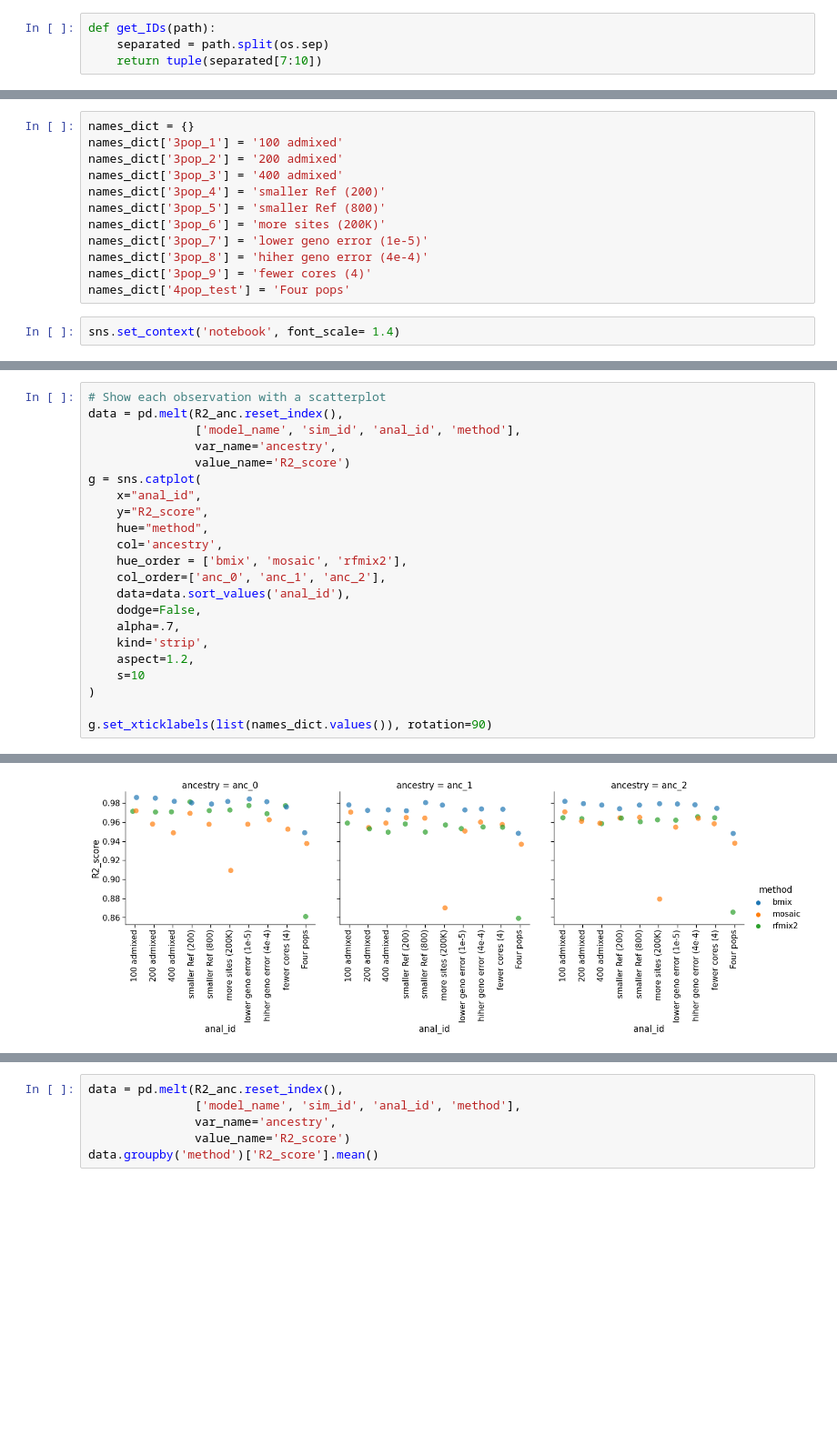
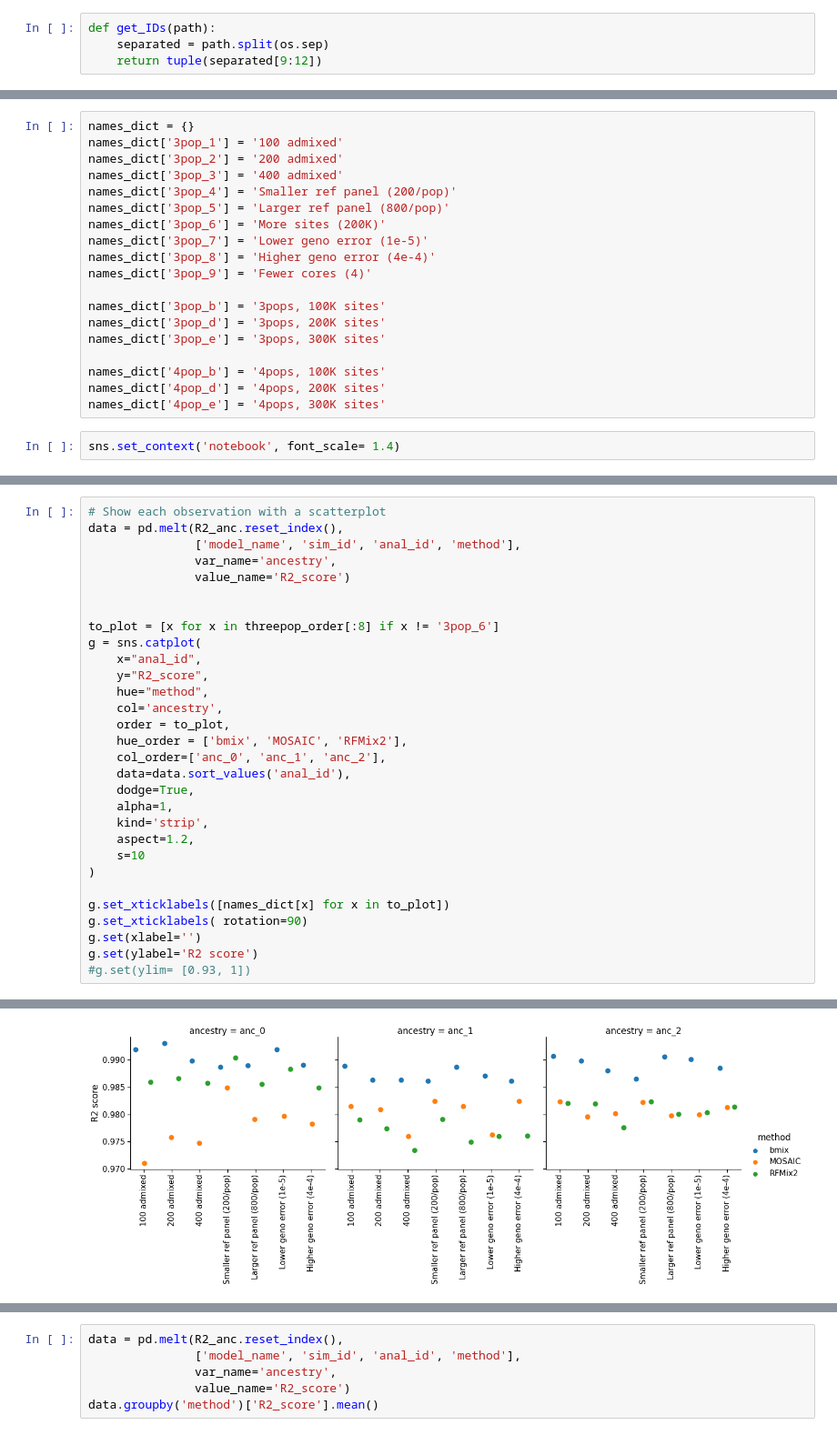
Before and after one commit to rwaples/lai-sim, a Jupyter notebook: workflow/notebooks/R2 plots.ipynb, the cells around one changed output, grey strips where cells are left out. Shown at 91% size. Cells and saved outputs as stored; diff of their text form; blank space fills up the shorter version.

```diff
--- a/workflow/notebooks/R2 plots.ipynb
+++ b/workflow/notebooks/R2 plots.ipynb
@@ -9,4 +7,4 @@ import os
 # %%
 def get_IDs(path):
     separated = path.split(os.sep)
-    return tuple(separated[7:10])
+    return tuple(separated[9:12])
@@ -39,12 +69,19 @@ names_dict = {}
 names_dict['3pop_1'] = '100 admixed'
 names_dict['3pop_2'] = '200 admixed'
 names_dict['3pop_3'] = '400 admixed'
-names_dict['3pop_4'] = 'smaller Ref (200)'
-names_dict['3pop_5'] = 'smaller Ref (800)'
-names_dict['3pop_6'] = 'more sites (200K)'
-names_dict['3pop_7'] = 'lower geno error (1e-5)'
-names_dict['3pop_8'] = 'hiher geno error (4e-4)'
-names_dict['3pop_9'] = 'fewer cores (4)'
-names_dict['4pop_test'] = 'Four pops'
+names_dict['3pop_4'] = 'Smaller ref panel (200/pop)'
+names_dict['3pop_5'] = 'Larger ref panel (800/pop)'
+names_dict['3pop_6'] = 'More sites (200K)'
+names_dict['3pop_7'] = 'Lower geno error (1e-5)'
+names_dict['3pop_8'] = 'Higher geno error (4e-4)'
+names_dict['3pop_9'] = 'Fewer cores (4)'
+
+names_dict['3pop_b'] = '3pops, 100K sites'
+names_dict['3pop_d'] = '3pops, 200K sites'
+names_dict['3pop_e'] = '3pops, 300K sites'
+
+names_dict['4pop_b'] = '4pops, 100K sites'
+names_dict['4pop_d'] = '4pops, 200K sites'
+names_dict['4pop_e'] = '4pops, 300K sites'
 # %%
 sns.set_context('notebook', font_scale= 1.4)
@@ -51,25 +92,33 @@ sns.set_context('notebook', font_scale= 1.4)
 # %%
 # Show each observation with a scatterplot
 data = pd.melt(R2_anc.reset_index(),
                ['model_name', 'sim_id', 'anal_id', 'method'],
                var_name='ancestry',
                value_name='R2_score')
+
+
+to_plot = [x for x in threepop_order[:8] if x != '3pop_6']
 g = sns.catplot(
     x="anal_id",
     y="R2_score",
     hue="method",
     col='ancestry',
-    hue_order = ['bmix', 'mosaic', 'rfmix2'],
+    order = to_plot,
+    hue_order = ['bmix', 'MOSAIC', 'RFMix2'],
     col_order=['anc_0', 'anc_1', 'anc_2'],
     data=data.sort_values('anal_id'),
-    dodge=False,
-    alpha=.7,
+    dodge=True,
+    alpha=1,
     kind='strip',
     aspect=1.2,
     s=10
 )
 
-g.set_xticklabels(list(names_dict.values()), rotation=90)
+g.set_xticklabels([names_dict[x] for x in to_plot])
+g.set_xticklabels( rotation=90)
+g.set(xlabel='')
+g.set(ylabel='R2 score')
+#g.set(ylim= [0.93, 1])
 # %% [output]
 <seaborn.axisgrid.FacetGrid at 0x...>
-[figure, old version]
+[figure, new version]
```
Also changed, not shown: parts of 22 cells of this notebook, 6 other files.
